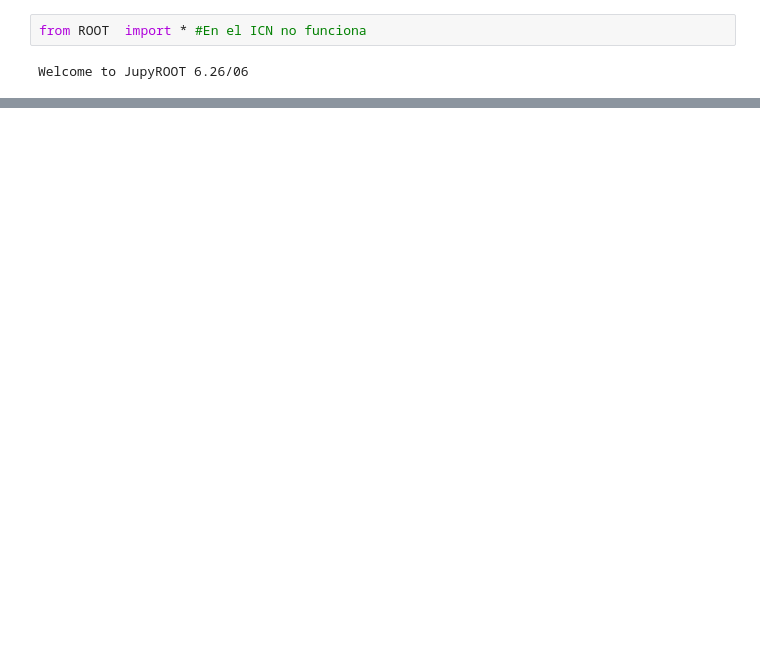
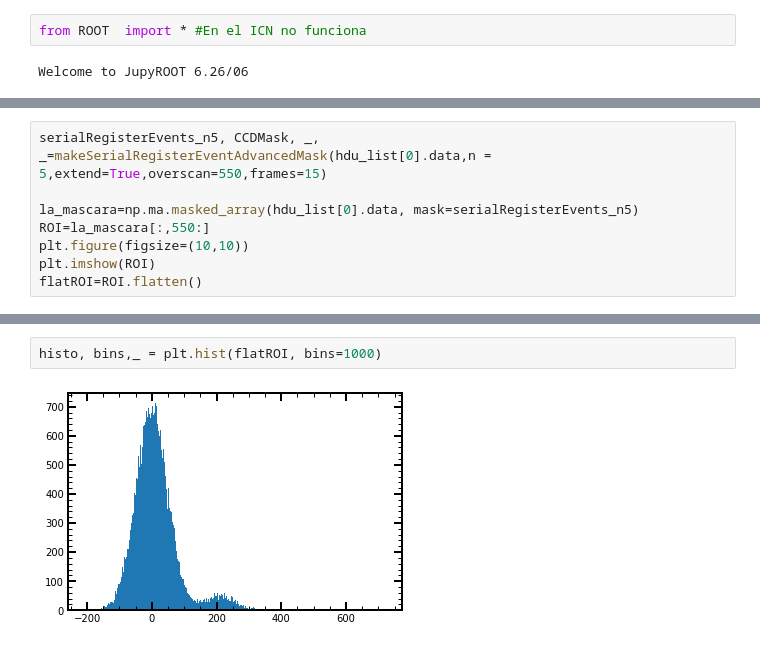
Before and after one commit to maumtzmon/ClasesPy, a Jupyter notebook: 26 - PyRoot/1 - importRoot.ipynb, the cells around one changed output, grey strips where cells are left out. Drawn from its saved outputs; the diff is of its cells as text; blank space fills up the shorter version.

```diff
--- a/26 - PyRoot/1 - importRoot.ipynb
+++ b/26 - PyRoot/1 - importRoot.ipynb
@@ -34,0 +105,8 @@ print(f.GetProb())
+# %%
+serialRegisterEvents_n5, CCDMask, _, _=makeSerialRegisterEventAdvancedMask(hdu_list[0].data,n = 5,extend=True,overscan=550,frames=15)
+
+la_mascara=np.ma.masked_array(hdu_list[0].data, mask=serialRegisterEvents_n5)
+ROI=la_mascara[:,550:]
+plt.figure(figsize=(10,10))
+plt.imshow(ROI)
+flatROI=ROI.flatten()
@@ -34,0 +115,4 @@ print(f.GetProb())
+# %%
+histo, bins,_ = plt.hist(flatROI, bins=1000)
+# %% [output]
+[figure, added]
```
Also changed, not shown: parts of 13 cells of this notebook.
